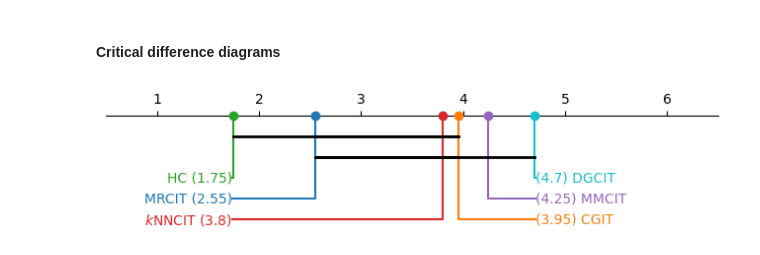
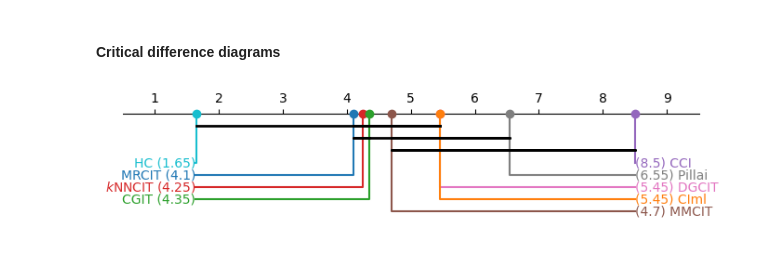
Before and after one commit to JuanFPR-UPM/HSPBN_KNN_VPTREE, a Jupyter notebook: experiments/eval_params_real.ipynb, the cells around one changed output. Cells and saved outputs as stored; diff of their text form; code cells hidden in the pictures.

```diff
--- a/experiments/eval_params_real.ipynb
+++ b/experiments/eval_params_real.ipynb
@@ -10,12 +10,16 @@ import scikit_posthocs as sp
 from statds.no_parametrics import friedman, hommel
 # %%
 methodLocDict = {
-    '$k$NNCIT': './results/real/knncit',
-    'MRCIT': './results/real/mrcit',
-    'MMCIT': './results/real/mmcit',
-    'CGIT': './results/real/cgit',
-    'DGCIT': './results/real/dgcit',
-    'HC': './results/real/hillclimbing'
+    'MRCIT': './results/real/mrcit/',
+    'CIml': './results/real/ciml/',
+    'CGIT': './results/real/cgit/',
+    '$k$NNCIT': './results/real/knncit/',
+    'CCI': './results/real/cci/',
+    'MMCIT': './results/real/mmcit/',
+    'DGCIT': './results/real/dgcit/',
+    'Pillai': './results/real/pillai/',
+    '' : None,
+    'HC': './results/real/hillclimbing/'
 }
 # %%
 def preprocess_dataset(filename):
@@ -210,35 +212,30 @@ np.float64(403.0)
 # %% [markdown]
 #### Critical difference diagrams
 # %%
-color_map = {
-    '$k$NNCIT': 'tab:red',
-    'MRCIT':    'tab:blue',
-    'HC':       'tab:green',
-    'MMCIT':    'tab:purple',
-    'CGIT':     'tab:orange',
-    'DGCIT':    'tab:cyan'
-}
+cmap = plt.get_cmap('tab10')
+color_map = {name: cmap(i) for i, name in enumerate(methodLocDict.keys())}
 # %%
 rankings, statistic, p_value, critical_value, hypothesis = friedman(pivoted_df, alpha = 0.05, minimize=False, verbose=False)
 num_cases = pivoted_df.shape[0]
 results, _ = hommel(ranks=rankings, num_cases=num_cases, alpha=0.05, control = None, type_rank = "Friedman", verbose=False)
 plt.close()
 plt.figure(figsize=(8, 1.5), dpi=100)
 
 sp.critical_difference_diagram(rankings, create_symmetric_matrix(results), label_fmt_left='{label} ({rank:.3g})', label_fmt_right='({rank:.3g}) {label}',color_palette=color_map)
 
-plt.xlim(0.5,6.5)
+plt.xlim(0.5,9.5)
 plt.savefig(f'./results/real/CDD_LOGLREAL_1.eps', format = 'eps', bbox_inches='tight')
 
 rankings, statistic, p_value, critical_value, hypothesis = friedman(pivoted_df_700, alpha = 0.05, minimize=False, verbose=False)
 num_cases = pivoted_df_700.shape[0]
 results, _ = hommel(ranks=rankings, num_cases=num_cases, alpha=0.05, control = None, type_rank = "Friedman", verbose=False)
 plt.close()
 plt.figure(figsize=(8, 1.5), dpi=100)
 
 sp.critical_difference_diagram(rankings, create_symmetric_matrix(results), label_fmt_left='{label} ({rank:.3g})', label_fmt_right='({rank:.3g}) {label}',color_palette=color_map)
 
-plt.xlim(0.5,6.5)
+plt.xlim(0.5,9.5)
+plt.xticks([x for x in range(1, 10)])
 plt.savefig(f'./results/real/CDD_LOGLREAL_2.eps', format = 'eps', bbox_inches='tight')
 # %% [output]
-[figure, old version]
+[figure, new version]
```
Also changed, not shown: parts of 1 cell of this notebook, 57 other files.
